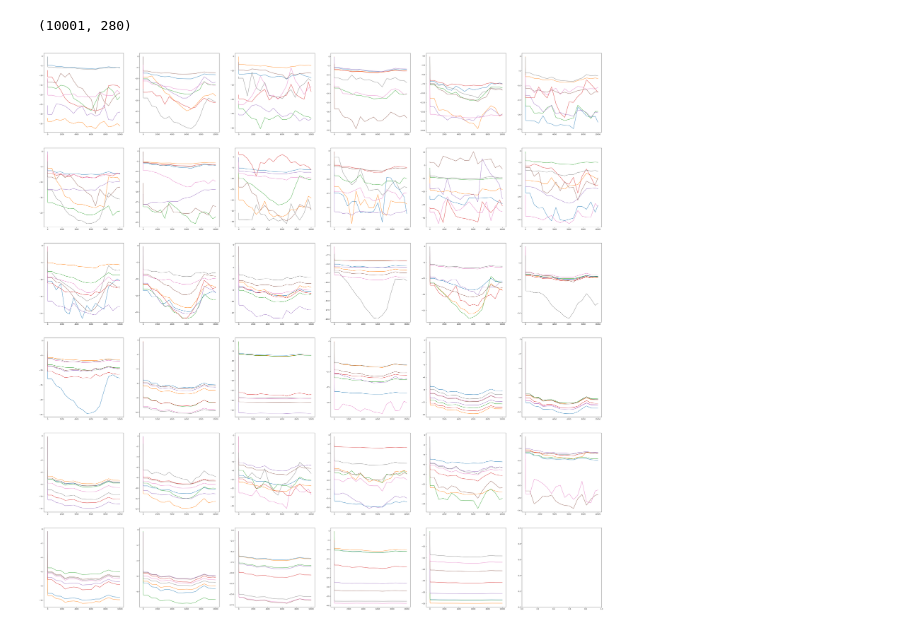
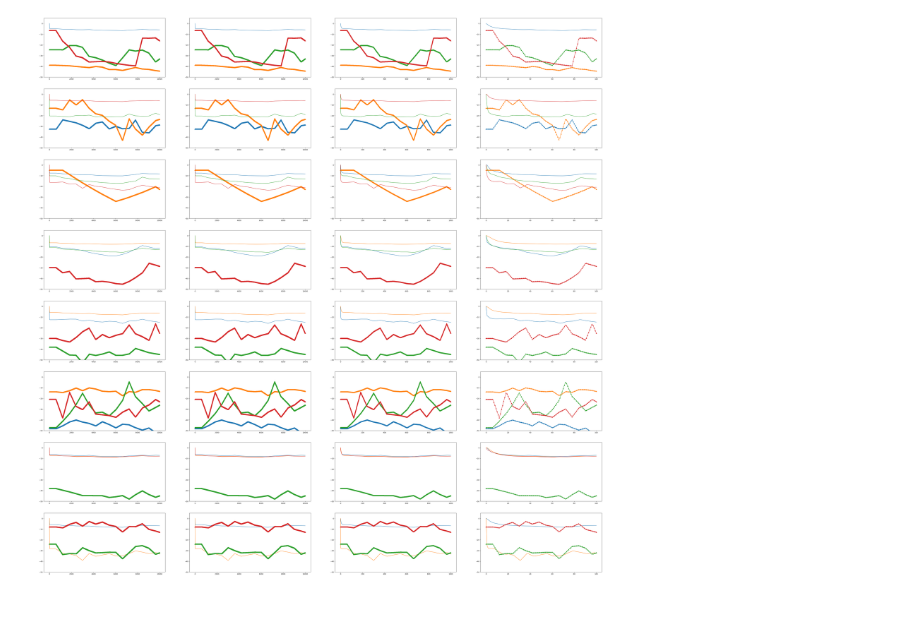
Before and after one commit to BenThrelfall/the_worm_machine, a Jupyter notebook: default_model_in_rust_analysis.ipynb, the cells around one changed output. Saved outputs shown, nothing was run; the diff lists cells and outputs as text; code cells hidden in the pictures.

Commit message:
Experiments with rust models and sensory data

```diff
--- a/default_model_in_rust_analysis.ipynb
+++ b/default_model_in_rust_analysis.ipynb
@@ -14,10 +14,46 @@ import json
 
 from math import tau
 # %%
-with open("rust/processed_data/results.json", "r") as file:
-    data = json.load(file)
+with open("rust/results/d_bio_sens_dt_00001.json", "r") as file:
+    small = np.array(json.load(file))
 
-data = np.array(data)
+with open("rust/results/d_bio_sens_dt_001.json", "r") as file:
+    med = np.array(json.load(file))
+
+with open("rust/results/d_bio_sens_dt_01.json", "r") as file:
+    large = np.array(json.load(file))
+
+with open("rust/results/d_bio_sens_dt_1.json", "r") as file:
+    huge = np.array(json.load(file))
+
+with open("rust/processed_data/sensory_indices.json", "r") as file:
+    sensory_indices = json.load(file)
+
+datas = [small, med, large, huge]
+# %%
+def side_comp(datas, count = 32, per = 8, stride=1, ymin=-50, ymax=5):
+
+    rows = int(np.ceil(count / per))
+
+    fig, axs = plt.subplots(ncols=len(datas), nrows=rows, figsize=(5*12, 5*12))
+
+    for ax in axs.flatten().tolist():
+        ax.set_ylim([ymin, ymax])
+
+    ax_index = -1
+
+    # Voltage time curves
+    for i in range(count):
+        if i % per == 0:
+            ax_index += 1
+        for j, data in enumerate(datas):
+            if i in sensory_indices:
+                axs[ax_index, j].plot(data[::stride, i], label=f'V_m_{i}', marker='^')
+            else:
+                axs[ax_index, j].plot(data[::stride, i], label=f'V_m_{i}')
+
+
+    plt.show()
 # %%
 def show_large_voltage_data(data, count = None, per = 8.0, stride=1):
 
@@ -41,10 +81,6 @@ def show_large_voltage_data(data, count = None, per = 8.0, stride=1):
 
     plt.show()
-# %%
-data.shape
-# %% [output]
-(10001, 280)
-# %%
-show_large_voltage_data(data)
-# %% [output]
-[figure, removed]
+# %%
+side_comp(datas, per=4)
+# %% [output]
+[figure, added]
```
Also changed, not shown: parts of 2 cells of this notebook, 3 other files.
